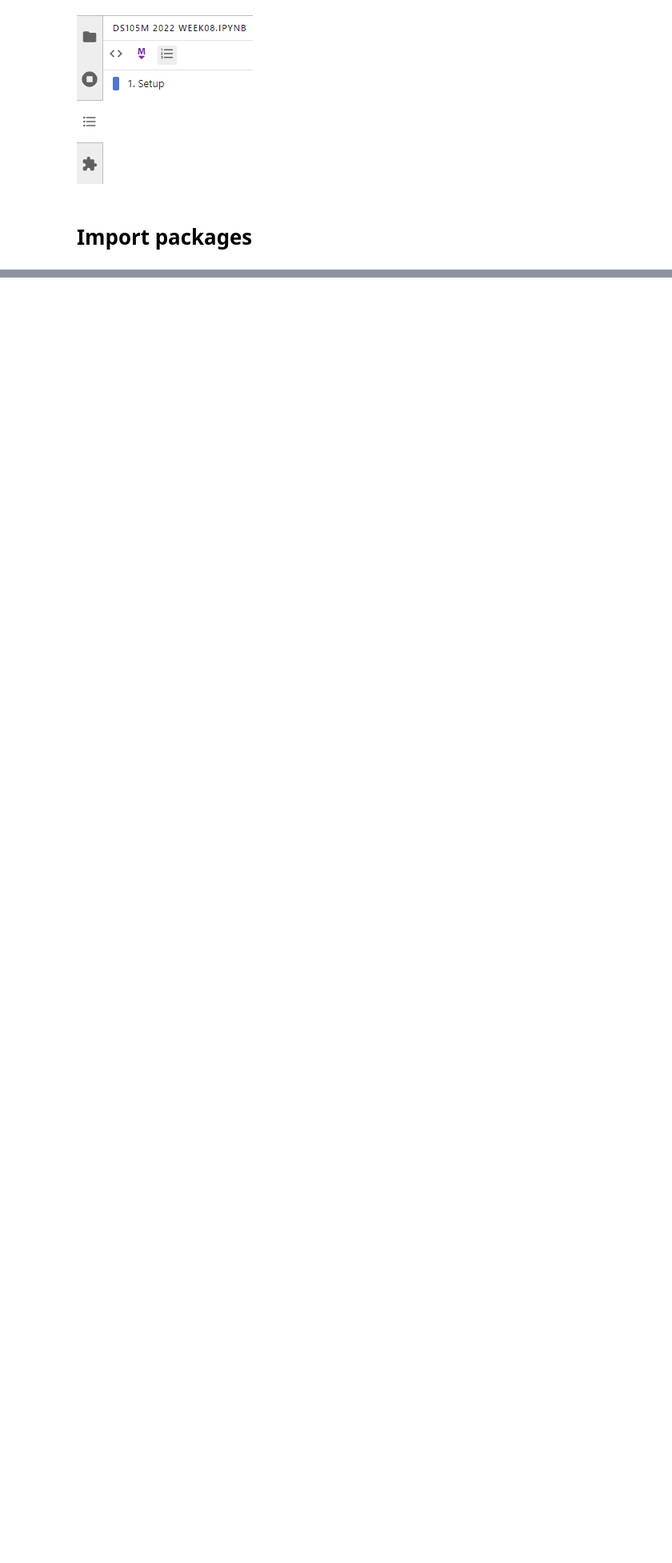
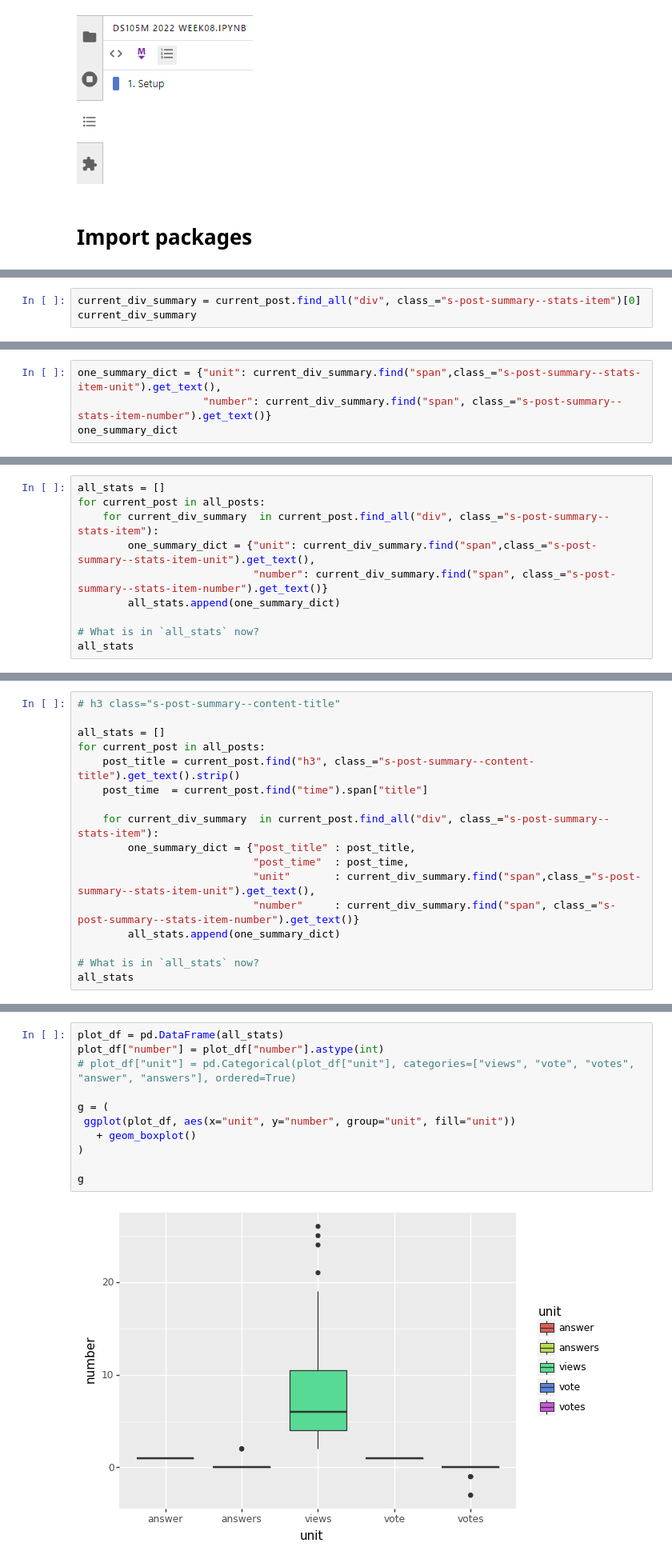
Before and after one commit to LSE-DSI/lse-ds105-course-notes, a Jupyter notebook: resources/week08/DS105M 2022 Week08.ipynb, the cells around one changed output, grey strips where cells are left out. Shown at 80% size. Cells and saved outputs as stored; diff of their text form; blank space fills up the shorter version.

```diff
--- a/resources/week08/DS105M 2022 Week08.ipynb
+++ b/resources/week08/DS105M 2022 Week08.ipynb
@@ -32,0 +129,3 @@ from plotnine import *
+# %%
+current_div_summary = current_post.find_all("div", class_="s-post-summary--stats-item")[0]
+current_div_summary
@@ -32,0 +149,4 @@ from plotnine import *
+# %%
+one_summary_dict = {"unit": current_div_summary.find("span",class_="s-post-summary--stats-item-unit").get_text(),
+                    "number": current_div_summary.find("span", class_="s-post-summary--stats-item-number").get_text()}
+one_summary_dict
@@ -32,0 +212,10 @@ from plotnine import *
+# %%
+all_stats = []
+for current_post in all_posts:
+    for current_div_summary  in current_post.find_all("div", class_="s-post-summary--stats-item"):
+        one_summary_dict = {"unit": current_div_summary.find("span",class_="s-post-summary--stats-item-unit").get_text(),
+                            "number": current_div_summary.find("span", class_="s-post-summary--stats-item-number").get_text()}
+        all_stats.append(one_summary_dict)
+
+# What is in `all_stats` now?
+all_stats
@@ -32,0 +262,17 @@ from plotnine import *
+# %%
+# h3 class="s-post-summary--content-title"
+
+all_stats = []
+for current_post in all_posts:
+    post_title = current_post.find("h3", class_="s-post-summary--content-title").get_text().strip()
+    post_time  = current_post.find("time").span["title"]
+
+    for current_div_summary  in current_post.find_all("div", class_="s-post-summary--stats-item"):
+        one_summary_dict = {"post_title" : post_title,
+                            "post_time"  : post_time,
+                            "unit"       : current_div_summary.find("span",class_="s-post-summary--stats-item-unit").get_text(),
+                            "number"     : current_div_summary.find("span", class_="s-post-summary--stats-item-number").get_text()}
+        all_stats.append(one_summary_dict)
+
+# What is in `all_stats` now?
+all_stats
@@ -32,0 +318,13 @@ from plotnine import *
+# %%
+plot_df = pd.DataFrame(all_stats)
+plot_df["number"] = plot_df["number"].astype(int)
+# plot_df["unit"] = pd.Categorical(plot_df["unit"], categories=["views", "vote", "votes", "answer", "answers"], ordered=True)
+
+g = (
+ ggplot(plot_df, aes(x="unit", y="number", group="unit", fill="unit"))
+   + geom_boxplot()
+)
+
+g
+# %% [output]
+[figure, added]
```
Also changed, not shown: parts of 89 cells of this notebook, 7 other files.
